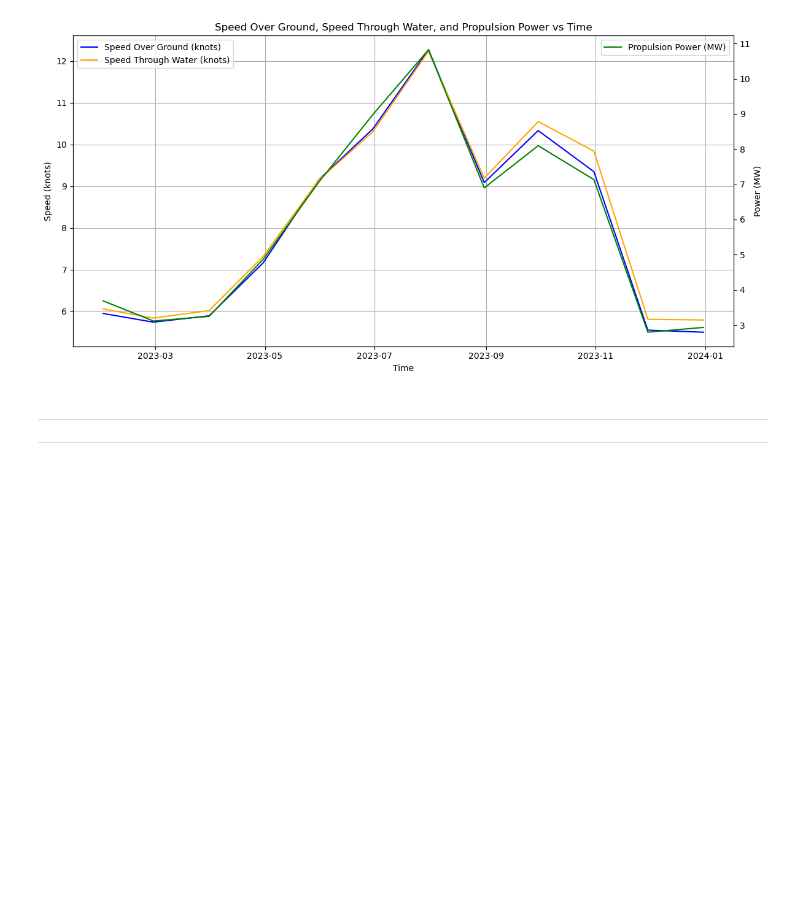
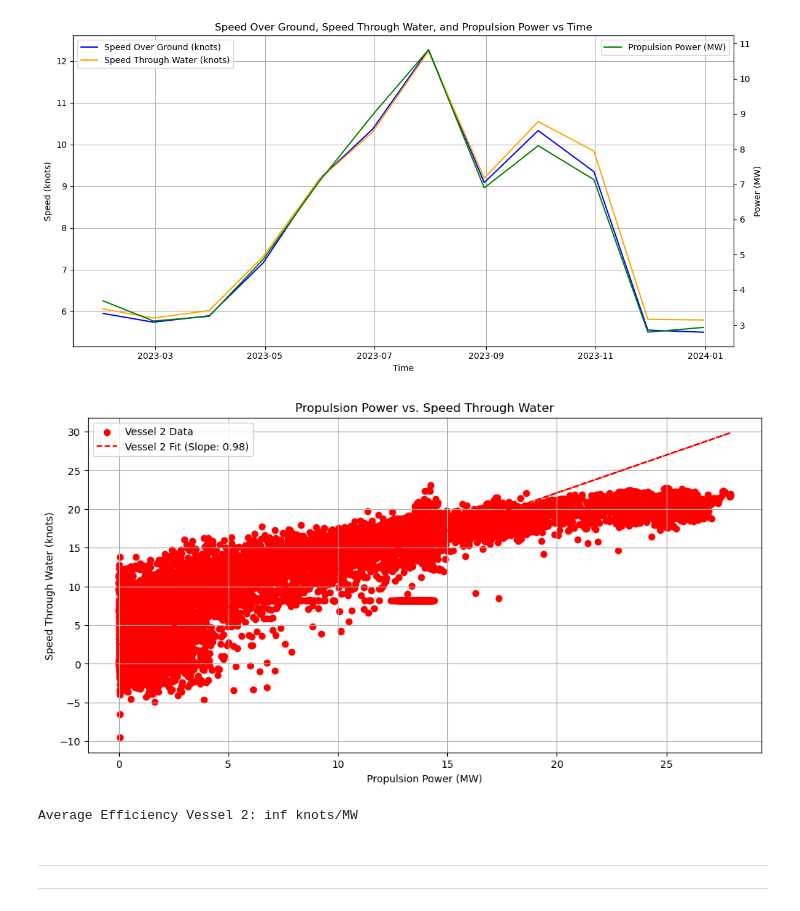
Before and after one commit to jeevasam30/Cruise_ship_analysis, a Jupyter notebook: Scripts/vessel2_analysis.ipynb, the cells around one changed output. Cells and saved outputs as stored; diff of their text form; code cells hidden in the pictures; blank space fills up the shorter version.

```diff
--- a/Scripts/vessel2_analysis.ipynb
+++ b/Scripts/vessel2_analysis.ipynb
@@ -807,6 +807,54 @@ plt.tight_layout()
 plt.show()
 # %% [output]
 [figure]
+# %%
+
+from sklearn.linear_model import LinearRegression
+
+
+
+# Extract the relevant columns
+
+
+speed_vessel2 = vessel2_data_filled['Speed Through Water (knots)'].values.reshape(-1, 1)
+power_vessel2 = vessel2_data_filled['Propulsion Power (MW)'].values.reshape(-1, 1)
+
+# Perform linear regression
+
+model_vessel2 = LinearRegression().fit(power_vessel2, speed_vessel2)
+
+# Get the coefficients
+
+coef_vessel2 = model_vessel2.coef_[0][0]
+
+# Predict speed through water using the model for plotting
+
+pred_speed_vessel2 = model_vessel2.predict(power_vessel2)
+
+# Plot the data
+plt.figure(figsize=(12, 6))
+
+
+plt.scatter(power_vessel2, speed_vessel2, color='red', label='Vessel 2 Data')
+plt.plot(power_vessel2, pred_speed_vessel2, color='red', linestyle='--', label=f'Vessel 2 Fit (Slope: {coef_vessel2:.2f})')
+
+plt.xlabel('Propulsion Power (MW)')
+plt.ylabel('Speed Through Water (knots)')
+plt.title('Propulsion Power vs. Speed Through Water')
+plt.legend()
+plt.grid(True)
+plt.show()
+
+# Calculate efficiency metrics (knots per MW)
+
+efficiency_vessel2 = speed_vessel2 / power_vessel2
+
+# Print the average efficiency for comparison
+
+print(f'Average Efficiency Vessel 2: {np.mean(efficiency_vessel2):.2f} knots/MW')
+# %% [output]
+[figure, added]
+Average Efficiency Vessel 2: inf knots/MW
 # %% [markdown]
 
 
```
Also changed, not shown: parts of 1 cell of this notebook, 1 other file.
